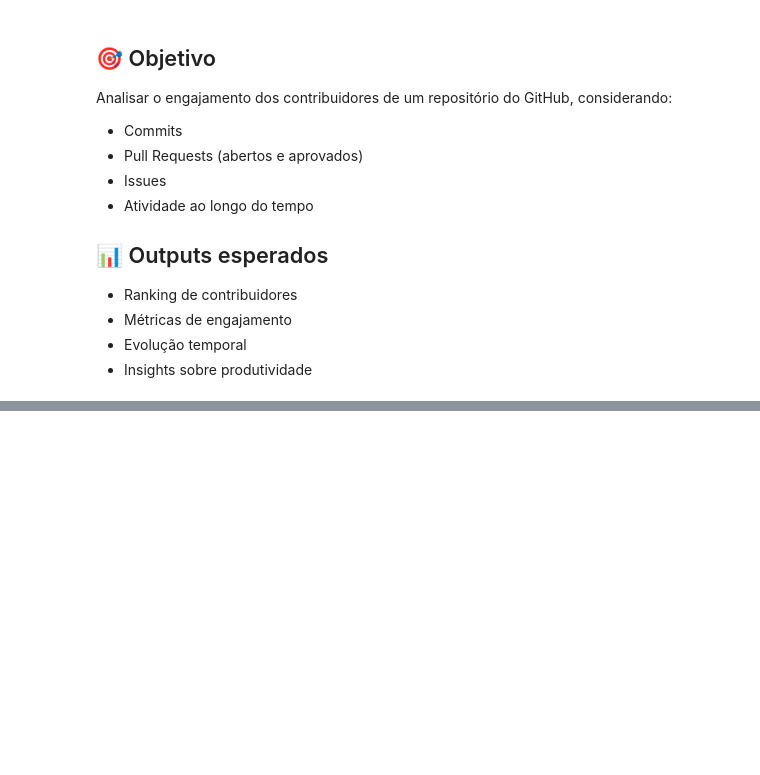
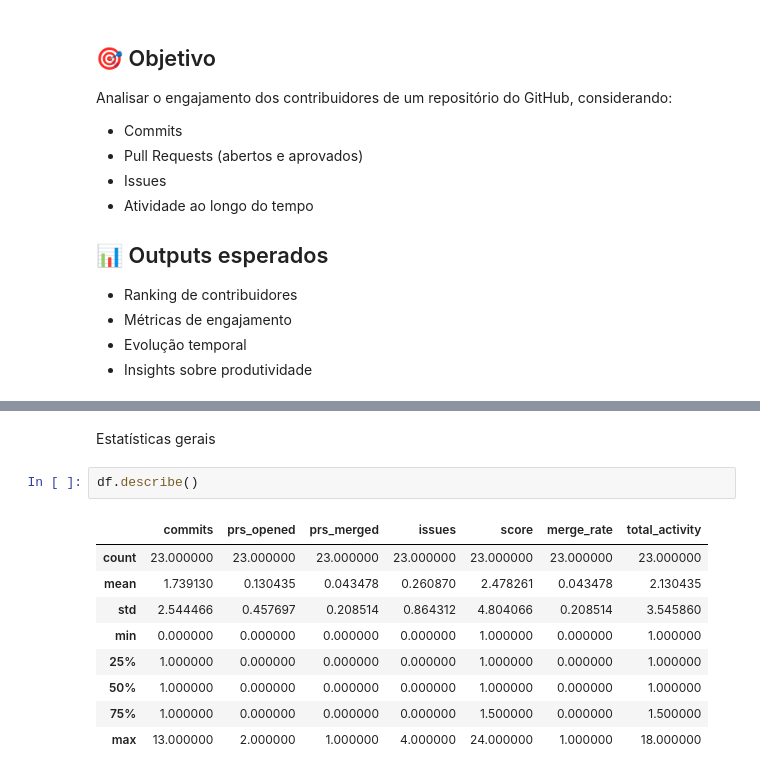
Before and after one commit to taijarals/github_score_engajamento, a Jupyter notebook: analise_dados.ipynb, the cells around one changed output, grey strips where cells are left out. Cells and saved outputs as stored; diff of their text form; blank space fills up the shorter version.

```diff
--- a/analise_dados.ipynb
+++ b/analise_dados.ipynb
@@ -58,0 +207,14 @@ def get_issues(owner, repo):
+# %% [markdown]
+Estatísticas gerais
+# %%
+df.describe()
+# %% [output]
+|  | commits | prs_opened | prs_merged | issues | score | merge_rate | total_activity |
+| count | 23.000000 | 23.000000 | 23.000000 | 23.000000 | 23.000000 | 23.000000 | 23.000000 |
+| mean | 1.739130 | 0.130435 | 0.043478 | 0.260870 | 2.478261 | 0.043478 | 2.130435 |
+| std | 2.544466 | 0.457697 | 0.208514 | 0.864312 | 4.804066 | 0.208514 | 3.545860 |
+| min | 0.000000 | 0.000000 | 0.000000 | 0.000000 | 1.000000 | 0.000000 | 1.000000 |
+| 25% | 1.000000 | 0.000000 | 0.000000 | 0.000000 | 1.000000 | 0.000000 | 1.000000 |
+| 50% | 1.000000 | 0.000000 | 0.000000 | 0.000000 | 1.000000 | 0.000000 | 1.000000 |
+| 75% | 1.000000 | 0.000000 | 0.000000 | 0.000000 | 1.500000 | 0.000000 | 1.500000 |
+| max | 13.000000 | 2.000000 | 1.000000 | 4.000000 | 24.000000 | 1.000000 | 18.000000 |
```
Also changed, not shown: parts of 27 cells of this notebook.
